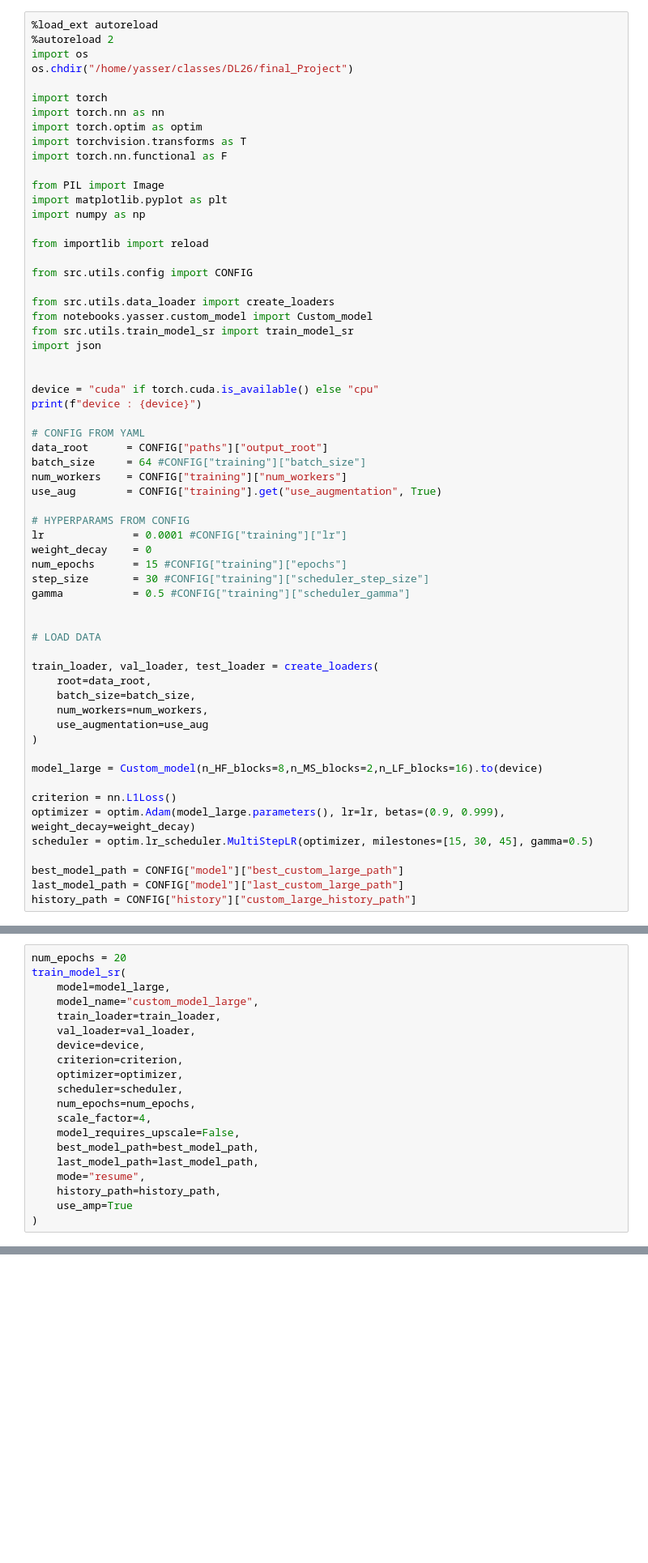
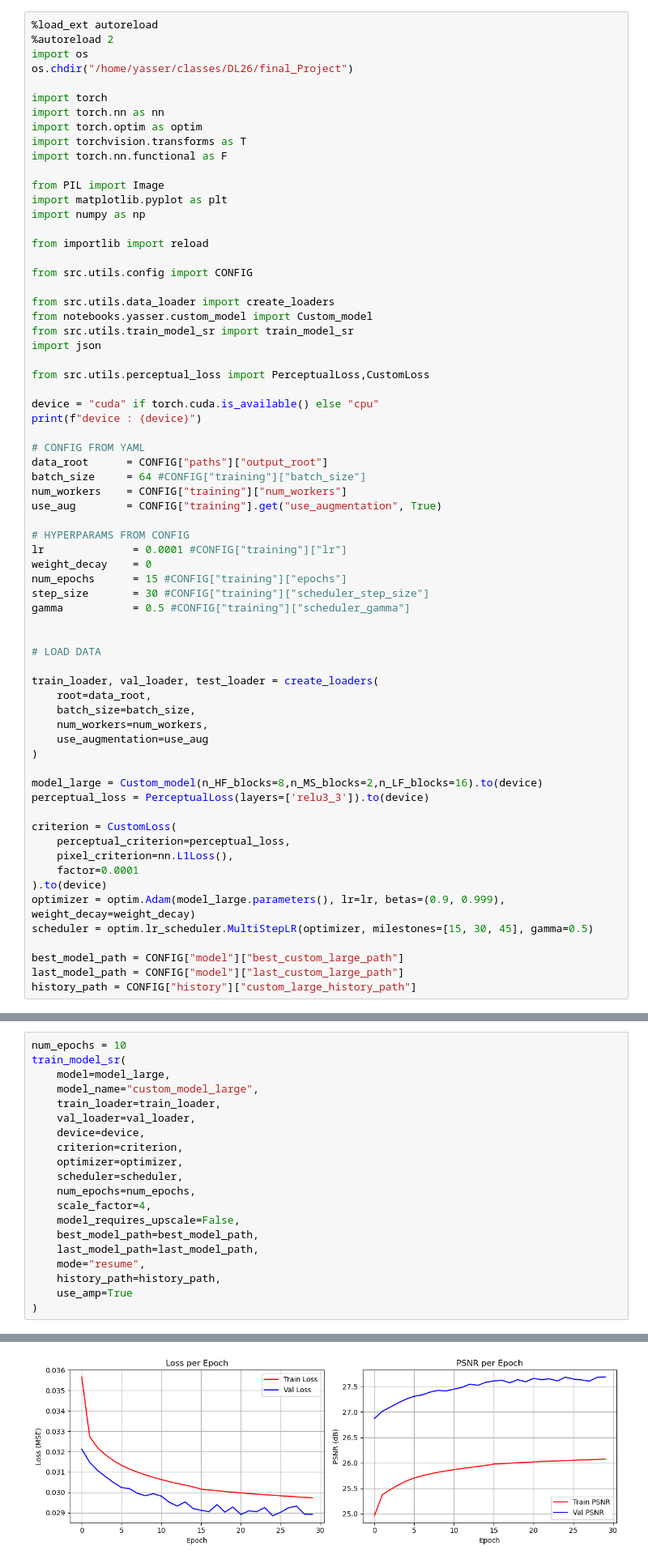
Before and after one commit to NadiYasser/Satellite_Super_Resulotion0, a Jupyter notebook: notebooks/yasser/large.ipynb, the cells around one changed output, grey strips where cells are left out. Shown at 81% size. Cells and saved outputs as stored; diff of their text form; blank space fills up the shorter version.

Commit message:
perceptual

```diff
--- a/notebooks/yasser/large.ipynb
+++ b/notebooks/yasser/large.ipynb
@@ -23,6 +23,7 @@ from notebooks.yasser.custom_model import Custom_model
 from src.utils.train_model_sr import train_model_sr
 import json
 
+from src.utils.perceptual_loss import PerceptualLoss,CustomLoss
 
 device = "cuda" if torch.cuda.is_available() else "cpu"
 print(f"device : {device}")
@@ -51,8 +52,13 @@ train_loader, val_loader, test_loader = create_loaders(
 )
 
 model_large = Custom_model(n_HF_blocks=8,n_MS_blocks=2,n_LF_blocks=16).to(device)
+perceptual_loss = PerceptualLoss(layers=['relu3_3']).to(device)
 
-criterion = nn.L1Loss()
+criterion = CustomLoss(
+    perceptual_criterion=perceptual_loss,
+    pixel_criterion=nn.L1Loss(),
+    factor=0.0001
+).to(device)
 optimizer = optim.Adam(model_large.parameters(), lr=lr, betas=(0.9, 0.999), weight_decay=weight_decay)
 scheduler = optim.lr_scheduler.MultiStepLR(optimizer, milestones=[15, 30, 45], gamma=0.5)
 
@@ -67,7 +73,7 @@ device : cuda
   Val:   19044 samples
   Test:  19044 samples
 # %%
-num_epochs = 20
+num_epochs = 10
 train_model_sr(
     model=model_large,
     model_name="custom_model_large",
@@ -94,0 +152 @@ Loading LAST checkpoint: src/models/checkpoints/custom_large/last_custom_large.p
+[figure, added]
```
Also changed, not shown: parts of 2 cells of this notebook, 9 other files.
